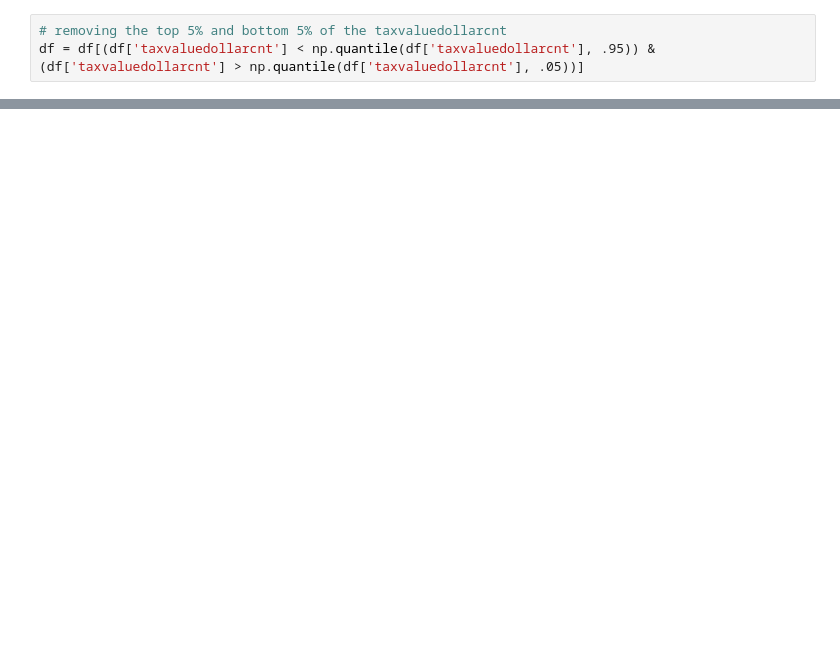
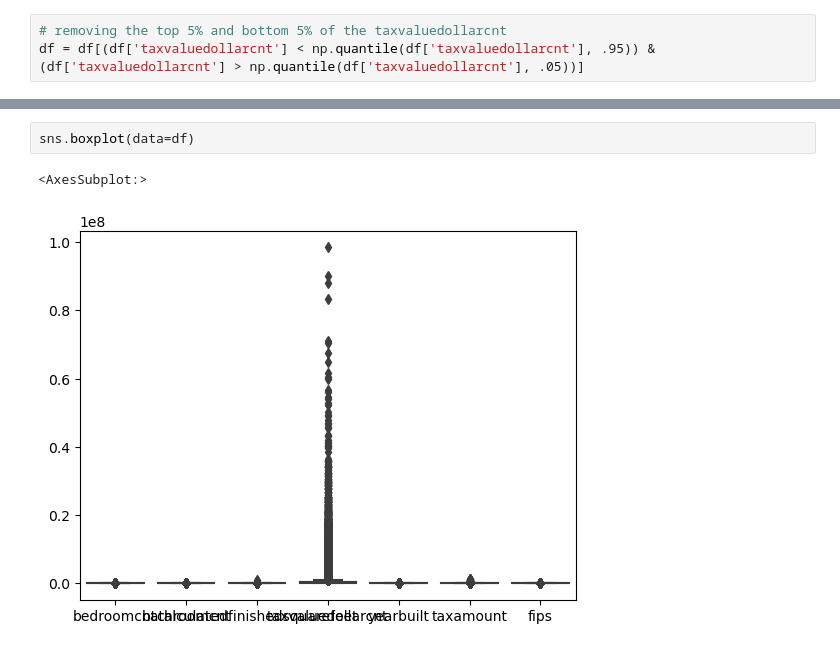
Before and after one commit to aaron-mv-moore/regression-exercises, a Jupyter notebook: wrangle.ipynb, the cells around one changed output, grey strips where cells are left out. Drawn from its saved outputs; the diff is of its cells as text; blank space fills up the shorter version.

```diff
--- a/wrangle.ipynb
+++ b/wrangle.ipynb
@@ -498,0 +620,5 @@ train.shape[0], validate.shape[0], test.shape[0]
+# %%
+sns.boxplot(data=df)
+# %% [output]
+<AxesSubplot:>
+[figure, added]
```
Also changed, not shown: parts of 76 cells of this notebook, 7 other files.
